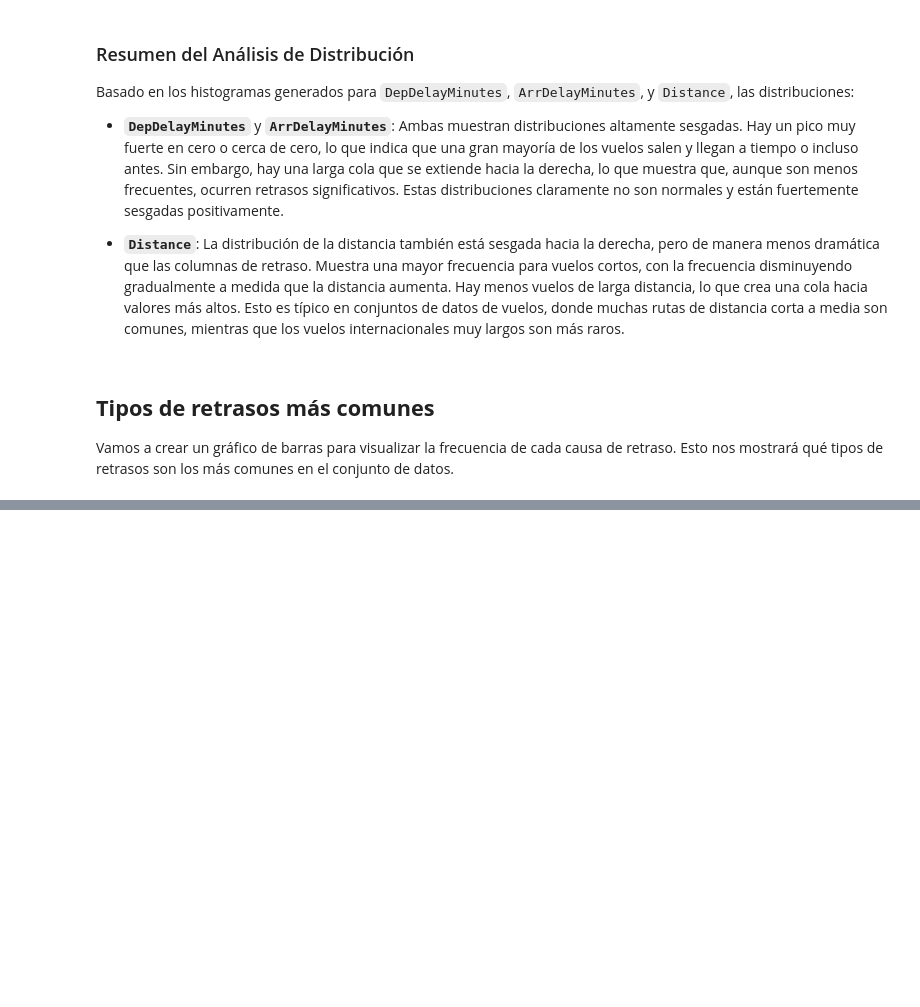
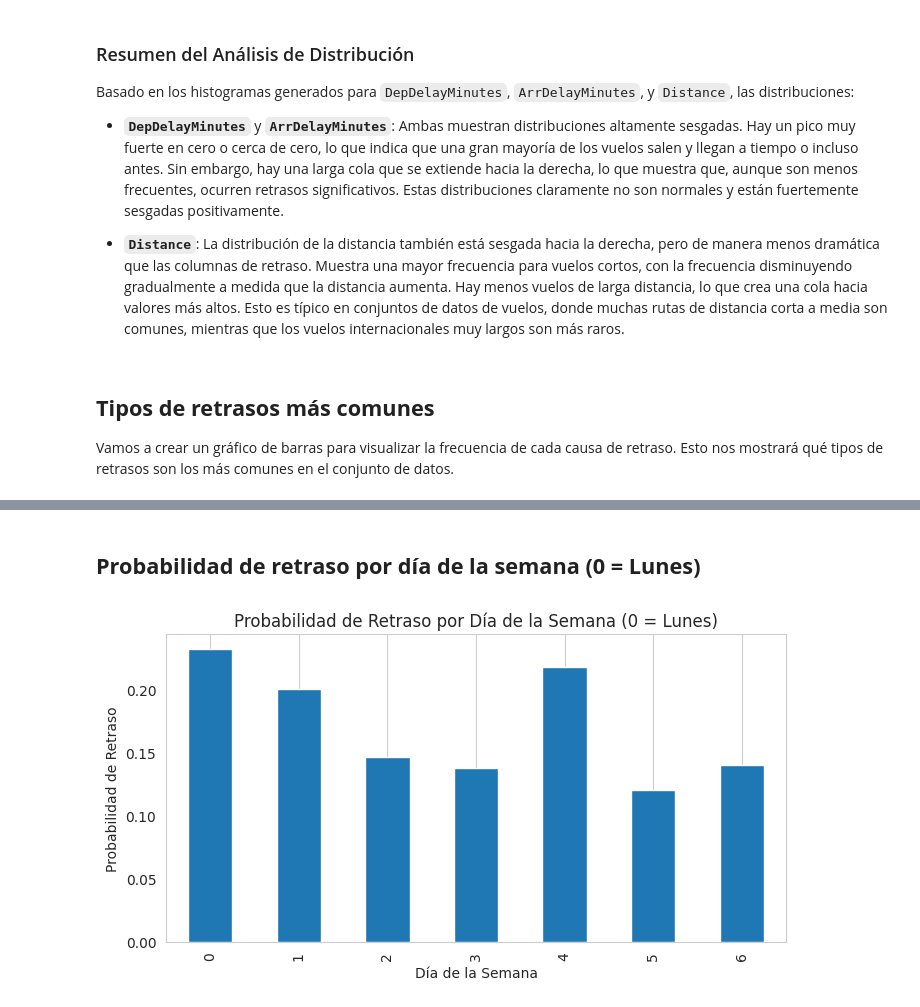
Before and after one commit to sunnyday2/flight_on_time, a Jupyter notebook: flightontime_hackaton_e32_alura_latam.ipynb, the cells around one changed output, grey strips where cells are left out. Saved outputs shown, nothing was run; the diff lists cells and outputs as text; code cells hidden in the pictures; blank space fills up the shorter version.

```diff
--- a/flightontime_hackaton_e32_alura_latam.ipynb
+++ b/flightontime_hackaton_e32_alura_latam.ipynb
@@ -550,0 +669,28 @@ Passing `palette` without assigning `hue` is deprecated and will be removed in v
+# %% [markdown]
+## **Probabilidad de retraso por día de la semana (0 = Lunes)**
+# %%
+import pandas as pd
+import matplotlib.pyplot as plt
+
+# Convertir a datetime (ya hecho en df, pero aseguramos si df_numeric no lo tiene)
+# Asumimos que df_numeric y df tienen el mismo índice y número de filas
+# y que df['FlightDate'] ya es datetime de un paso anterior
+df_numeric["day_of_week"] = df["FlightDate"].dt.dayofweek
+
+# Calcular probabilidad de retraso por día de la semana
+dow_delay = (
+    df_numeric.groupby("day_of_week")["delayed"]
+    .mean()
+    .sort_index()
+)
+
+# Graficar
+plt.figure(figsize=(8,4))
+dow_delay.plot(kind="bar")
+plt.title("Probabilidad de Retraso por Día de la Semana (0 = Lunes)")
+plt.xlabel("Día de la Semana")
+plt.ylabel("Probabilidad de Retraso")
+plt.grid(axis="y")
+plt.show()
+# %% [output]
+[figure, added]
```
Also changed, not shown: parts of 23 cells of this notebook.
